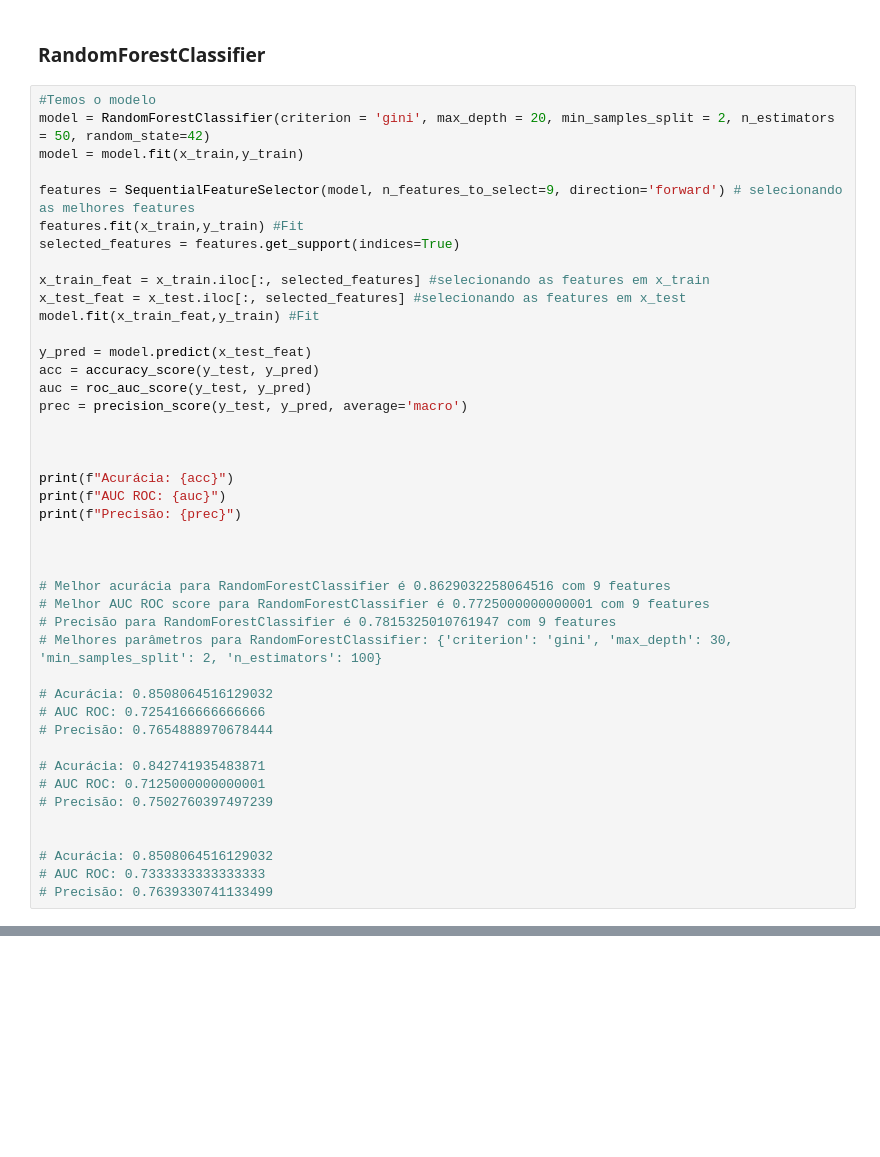
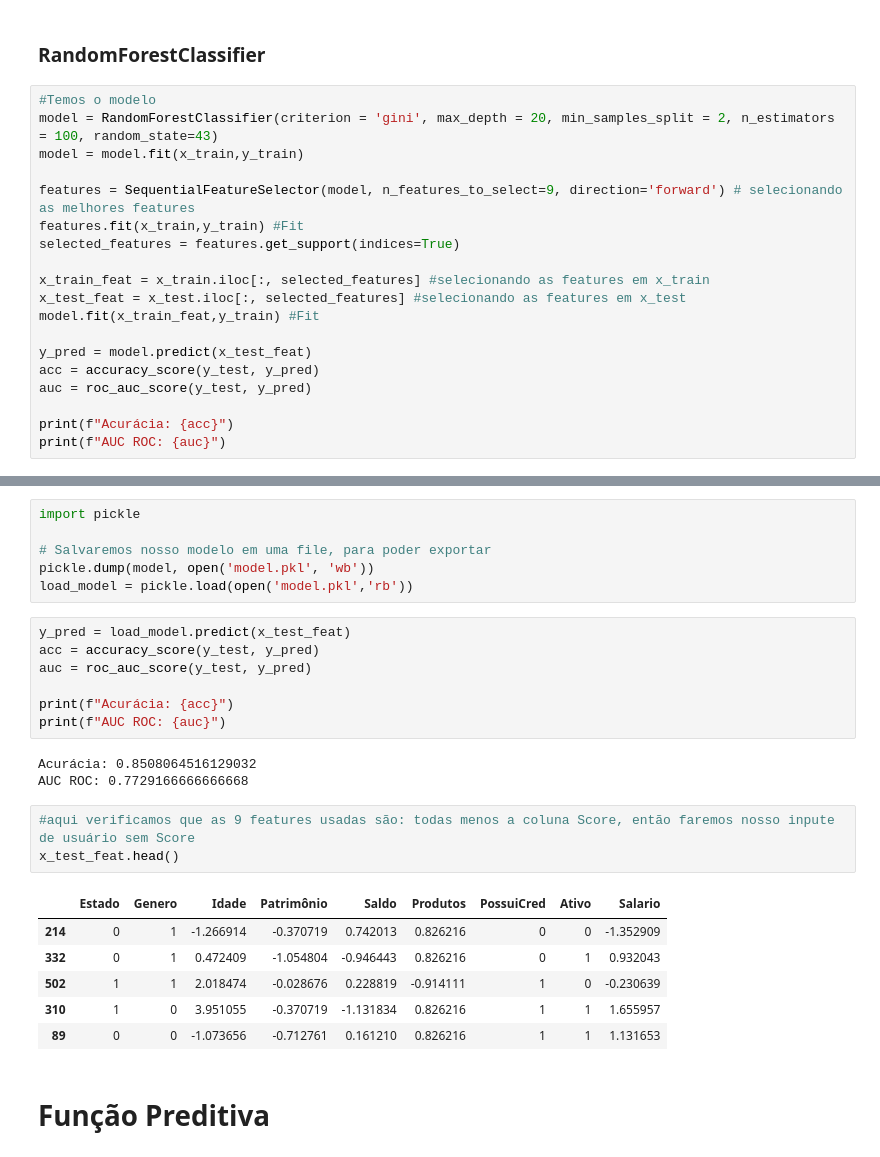
Before and after one commit to MarcosABP/Churn-Dataset, a Jupyter notebook: Churn.ipynb, the cells around one changed output, grey strips where cells are left out. Cells and saved outputs as stored; diff of their text form; blank space fills up the shorter version.

Commit message:
Função Preditiva

```diff
--- a/crashdata.ipynb
+++ b/Churn.ipynb
@@ -518,7 +502,7 @@ para esse exemplo, usaremos RandomForestClassifier com 9 features
  ### RandomForestClassifier
 # %%
 #Temos o modelo
-model = RandomForestClassifier(criterion = 'gini', max_depth = 20, min_samples_split = 2, n_estimators = 50, random_state=42)
+model = RandomForestClassifier(criterion = 'gini', max_depth = 20, min_samples_split = 2, n_estimators = 100, random_state=43)
 model = model.fit(x_train,y_train)
 
 features = SequentialFeatureSelector(model, n_features_to_select=9, direction='forward') # selecionando as melhores features
@@ -532,31 +516,7 @@ model.fit(x_train_feat,y_train) #Fit
 y_pred = model.predict(x_test_feat)
 acc = accuracy_score(y_test, y_pred)
 auc = roc_auc_score(y_test, y_pred)
-prec = precision_score(y_test, y_pred, average='macro')
-
-
 
 print(f"Acurácia: {acc}")
 print(f"AUC ROC: {auc}")
-print(f"Precisão: {prec}")
-
-
-
-# Melhor acurácia para RandomForestClassifier é 0.8629032258064516 com 9 features
-# Melhor AUC ROC score para RandomForestClassifier é 0.7725000000000001 com 9 features
-# Precisão para RandomForestClassifier é 0.7815325010761947 com 9 features
-# Melhores parâmetros para RandomForestClassifier: {'criterion': 'gini', 'max_depth': 30, 'min_samples_split': 2, 'n_estimators': 100}
-
-# Acurácia: 0.8508064516129032
-# AUC ROC: 0.7254166666666666
-# Precisão: 0.7654888970678444
-
-# Acurácia: 0.842741935483871
-# AUC ROC: 0.7125000000000001
-# Precisão: 0.7502760397497239
-
-
-# Acurácia: 0.8508064516129032
-# AUC ROC: 0.7333333333333333
-# Precisão: 0.7639330741133499
 # %% [output]
@@ -573,0 +525,28 @@ array([ inf, 0.98, 0.94, 0.9 , 0.88, 0.84, 0.82, 0.8 , 0.78, 0.76, 0.74,
+# %%
+import pickle
+
+# Salvaremos nosso modelo em uma file, para poder exportar
+pickle.dump(model, open('model.pkl', 'wb'))
+load_model = pickle.load(open('model.pkl','rb'))
+# %%
+y_pred = load_model.predict(x_test_feat)
+acc = accuracy_score(y_test, y_pred)
+auc = roc_auc_score(y_test, y_pred)
+
+print(f"Acurácia: {acc}")
+print(f"AUC ROC: {auc}")
+# %% [output]
+Acurácia: 0.8508064516129032
+AUC ROC: 0.7729166666666668
+# %%
+#aqui verificamos que as 9 features usadas são: todas menos a coluna Score, então faremos nosso inpute de usuário sem Score
+x_test_feat.head()
+# %% [output]
+|  | Estado | Genero | Idade | Patrimônio | Saldo | Produtos | PossuiCred | Ativo | Salario |
+| 214 | 0 | 1 | -1.266914 | -0.370719 | 0.742013 | 0.826216 | 0 | 0 | -1.352909 |
+| 332 | 0 | 1 | 0.472409 | -1.054804 | -0.946443 | 0.826216 | 0 | 1 | 0.932043 |
+| 502 | 1 | 1 | 2.018474 | -0.028676 | 0.228819 | -0.914111 | 1 | 0 | -0.230639 |
+| 310 | 1 | 0 | 3.951055 | -0.370719 | -1.131834 | 0.826216 | 1 | 1 | 1.655957 |
+| 89 | 0 | 0 | -1.073656 | -0.712761 | 0.161210 | 0.826216 | 1 | 1 | 1.131653 |
+# %% [markdown]
+# Função Preditiva
```
Also changed, not shown: parts of 11 cells of this notebook, 2 other files.
